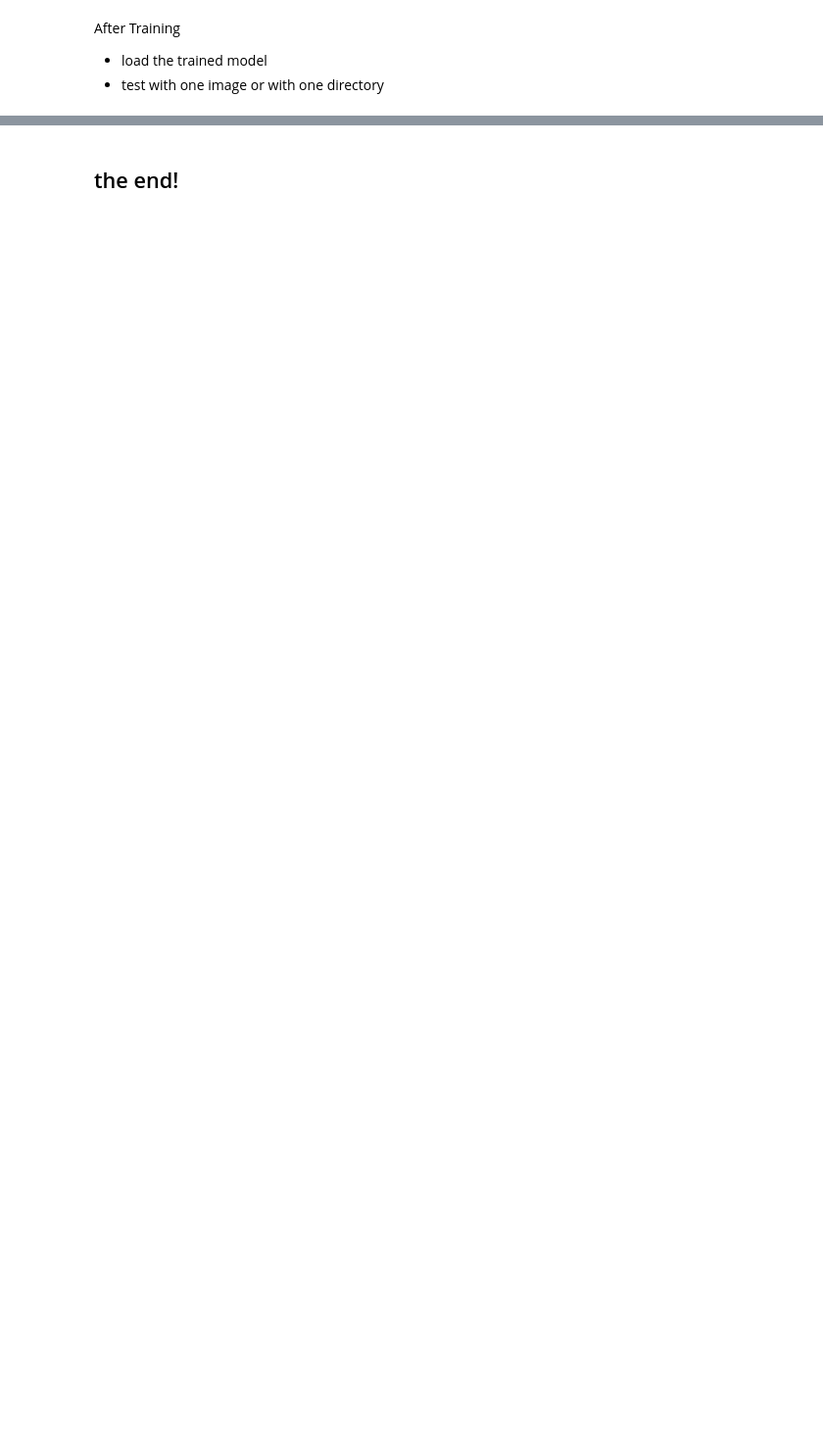
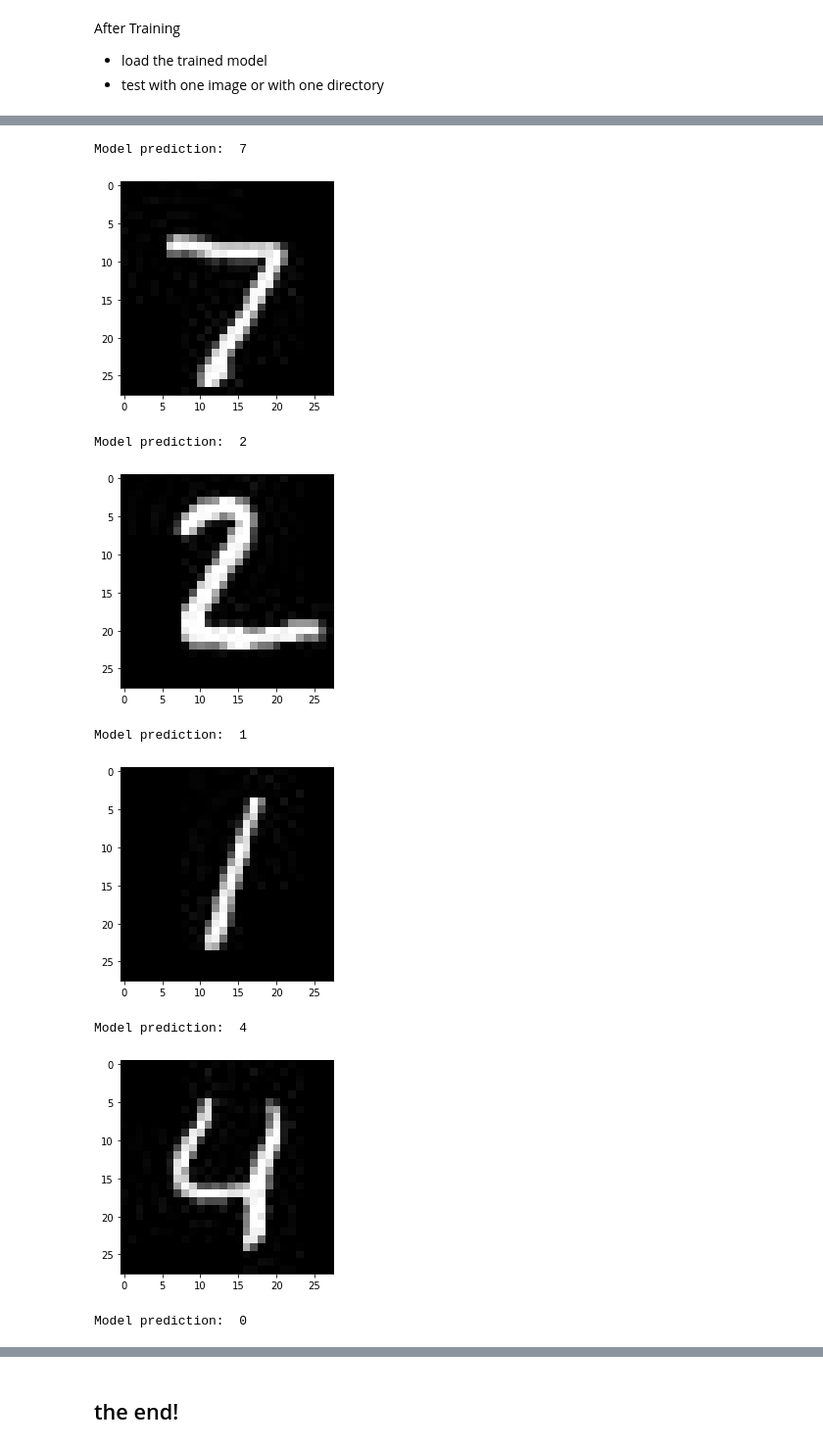
Before and after one commit to hgu-milab/tutorials, a Jupyter notebook: practice_code/mnist_colab_example.ipynb, the cells around one changed output, grey strips where cells are left out. Shown at 98% size. Cells and saved outputs as stored; diff of their text form; code cells hidden in the pictures; blank space fills up the shorter version.

```diff
--- a/practice_code/mnist_colab_example.ipynb
+++ b/practice_code/mnist_colab_example.ipynb
@@ -194,12 +256,26 @@ print(img_name, output.argmax(dim=1).cpu().numpy()[0])
 # %%
 from skimage import io
 import glob
+import matplotlib.pyplot as plt
 
 file_list = glob.glob("drive/My Drive/public/data/mnist_test_images/*.*")
 for img_name in file_list:
-  #img_name = 'drive/My Drive/public/data/mnist_test_images/test0.jpg'
   test_img = io.imread(img_name).reshape(28,28)
   test_data = transform(test_img).view(1,1,28,28).to(device)
+  fig = plt.figure
+  plt.imshow(test_img, cmap='gray')
   with torch.no_grad():
     output=load_model(test_data)
-  print(img_name, output.argmax(dim=1).cpu().numpy()[0])
+  print('Model prediction: ', output.argmax(dim=1).cpu().numpy()[0])
+  plt.show()
+  print(' ')
+# %% [output]
+Model prediction:  7
+[figure, added]
+Model prediction:  2
+[figure, added]
+Model prediction:  1
+[figure, added]
+Model prediction:  4
+[figure, added]
+Model prediction:  0
```
Also changed, not shown: parts of 9 cells of this notebook.
